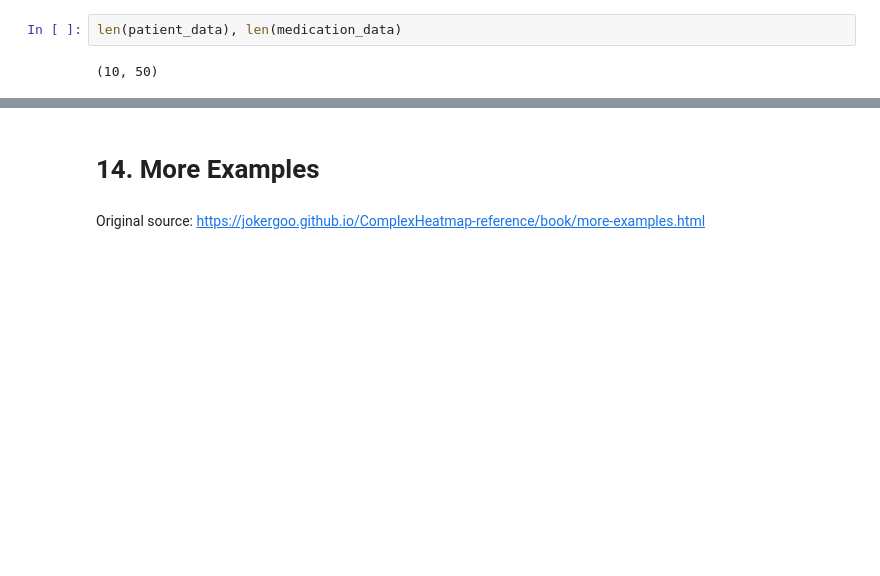
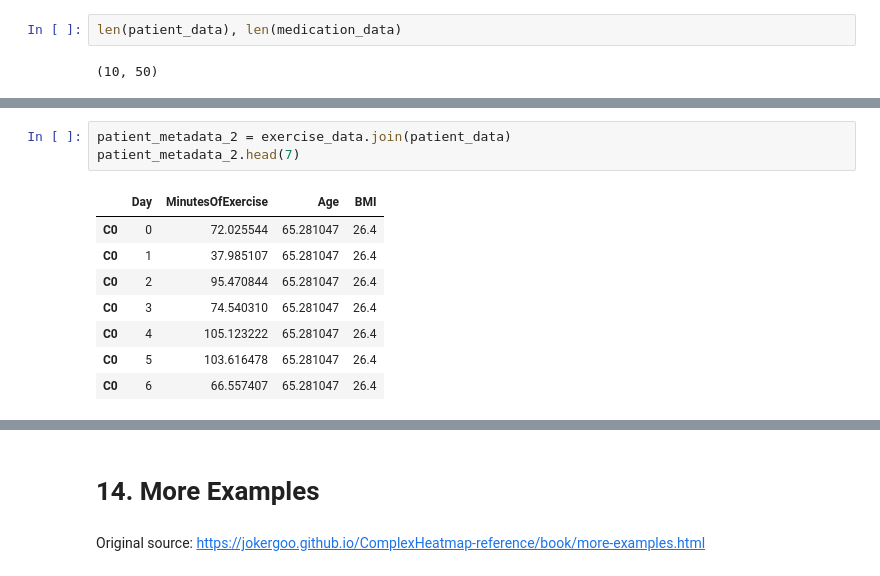
Before and after one commit to krassowski/rpy2-complex-heatmap-grammar, a Jupyter notebook: Examples.ipynb, the cells around one changed output, grey strips where cells are left out. Cells and saved outputs as stored; diff of their text form; blank space fills up the shorter version.

```diff
--- a/Examples.ipynb
+++ b/Examples.ipynb
@@ -522,0 +578,12 @@ R classes: ('gpar',)
+# %%
+patient_metadata_2 = exercise_data.join(patient_data)
+patient_metadata_2.head(7)
+# %% [output]
+|  | Day | MinutesOfExercise | Age | BMI |
+| C0 | 0 | 72.025544 | 65.281047 | 26.4 |
+| C0 | 1 | 37.985107 | 65.281047 | 26.4 |
+| C0 | 2 | 95.470844 | 65.281047 | 26.4 |
+| C0 | 3 | 74.540310 | 65.281047 | 26.4 |
+| C0 | 4 | 105.123222 | 65.281047 | 26.4 |
+| C0 | 5 | 103.616478 | 65.281047 | 26.4 |
+| C0 | 6 | 66.557407 | 65.281047 | 26.4 |
```
Also changed, not shown: parts of 17 cells of this notebook, 1 other file.
